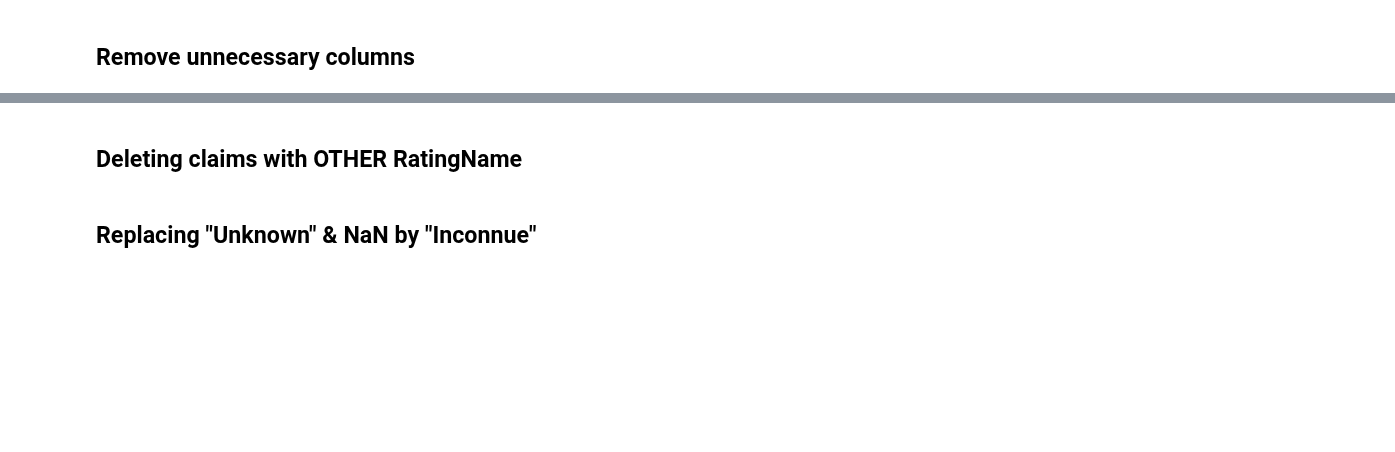
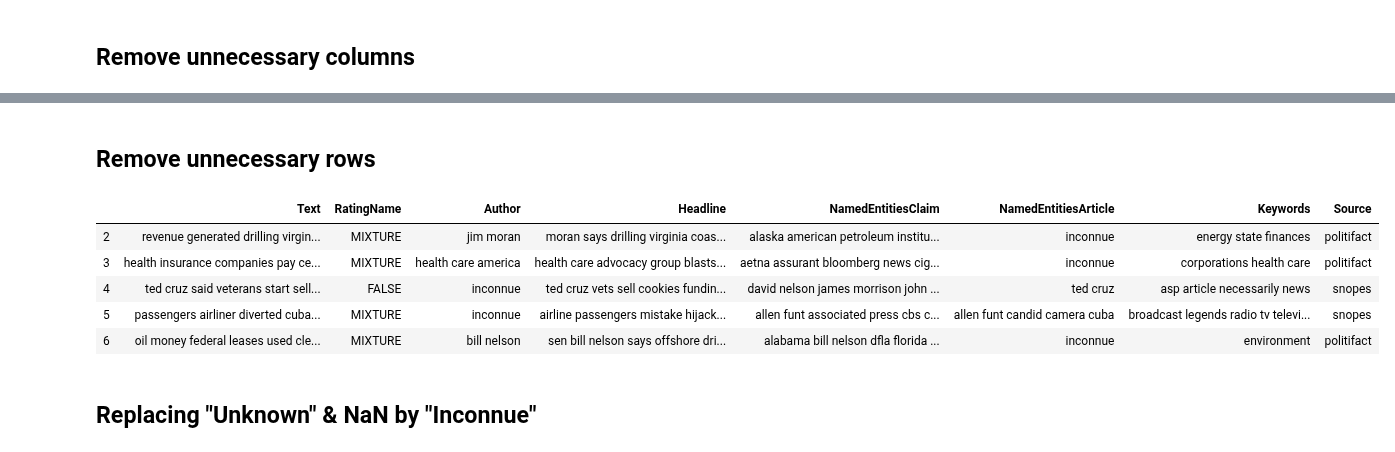
Before and after one commit to nilbahaaeddine/ClaimsClassification, a Jupyter notebook: src/Classification.ipynb, the cells around one changed output, grey strips where cells are left out. Saved outputs shown, nothing was run; the diff lists cells and outputs as text; code cells hidden in the pictures; blank space fills up the shorter version.

```diff
--- a/src/Classification.ipynb
+++ b/src/Classification.ipynb
@@ -364,2 +554,0 @@ display(df.head())
-# %% [markdown]
-## Deleting claims with OTHER RatingName
@@ -368,3 +555,17 @@ df = df[df.RatingName != 'OTHER']
+# %% [markdown]
+## Remove unnecessary rows
+# %%
+# Deleting claims with OTHER RatingName
+df = df[df.RatingName != 'OTHER']
+
+display(df.head())
+# %% [output]
+|  | Text | RatingName | Author | Headline | NamedEntitiesClaim | NamedEntitiesArticle | Keywords | Source |
+| 2 | revenue generated drilling virgin... | MIXTURE | jim moran | moran says drilling virginia coas... | alaska american petroleum institu... | inconnue | energy state finances | politifact |
+| 3 | health insurance companies pay ce... | MIXTURE | health care america | health care advocacy group blasts... | aetna assurant bloomberg news cig... | inconnue | corporations health care | politifact |
+| 4 | ted cruz said veterans start sell... | FALSE | inconnue | ted cruz vets sell cookies fundin... | david nelson james morrison john ... | ted cruz | asp article necessarily news | snopes |
+| 5 | passengers airliner diverted cuba... | MIXTURE | inconnue | airline passengers mistake hijack... | allen funt associated press cbs c... | allen funt candid camera cuba | broadcast legends radio tv televi... | snopes |
+| 6 | oil money federal leases used cle... | MIXTURE | bill nelson | sen bill nelson says offshore dri... | alabama bill nelson dfla florida ... | inconnue | environment | politifact |
 # %% [markdown]
 ## Replacing "Unknown" & NaN by "Inconnue"
 # %%
```
Also changed, not shown: parts of 44 cells of this notebook, 1 other file.
